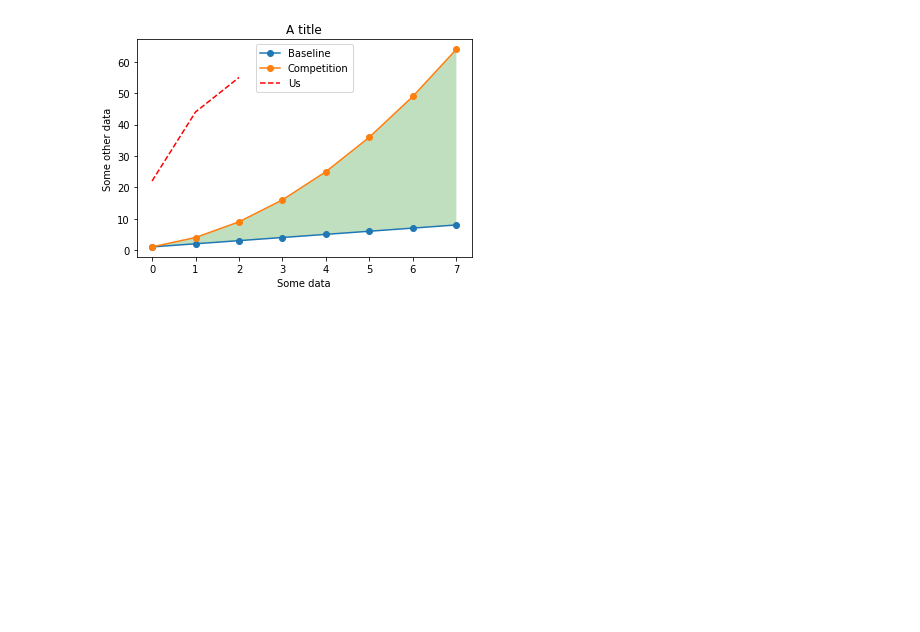
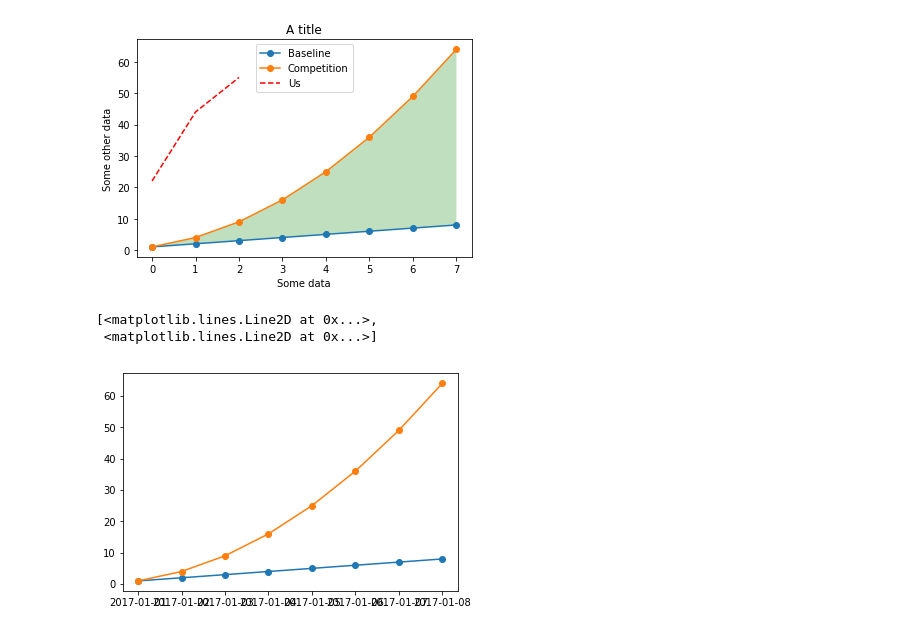
Before and after one commit to jmelendezgeo/Apuntes-Data-Science, a Jupyter notebook: Applied Data Science with Python - Coursera Specialization /Applied Plotting, charting and data representation/Week2.ipynb, the cells around one changed output. Drawn from its saved outputs; the diff is of its cells as text; code cells hidden in the pictures; blank space fills up the shorter version.

```diff
--- a/Applied Data Science with Python - Coursera Specialization /Applied Plotting, charting and data representation/Week2.ipynb
+++ b/Applied Data Science with Python - Coursera Specialization /Applied Plotting, charting and data representation/Week2.ipynb
@@ -400,0 +403,11 @@ plt.gca().fill_between(range(len(linear_data)),
+# %%
+# A menudo los graficos de linea vienen con fecha y hora en los ejes x
+plt.figure()
+
+observation_dates = np.arange('2017-01-01','2017-01-09',dtype='datetime64[D]')
+plt.plot(observation_dates, linear_data, '-o',
+        observation_dates, quadratic_data,'-o')
+# %% [output]
+[<matplotlib.lines.Line2D at 0x...>,
+ <matplotlib.lines.Line2D at 0x...>]
+[figure, added]
```
Also changed, not shown: parts of 25 cells of this notebook.
